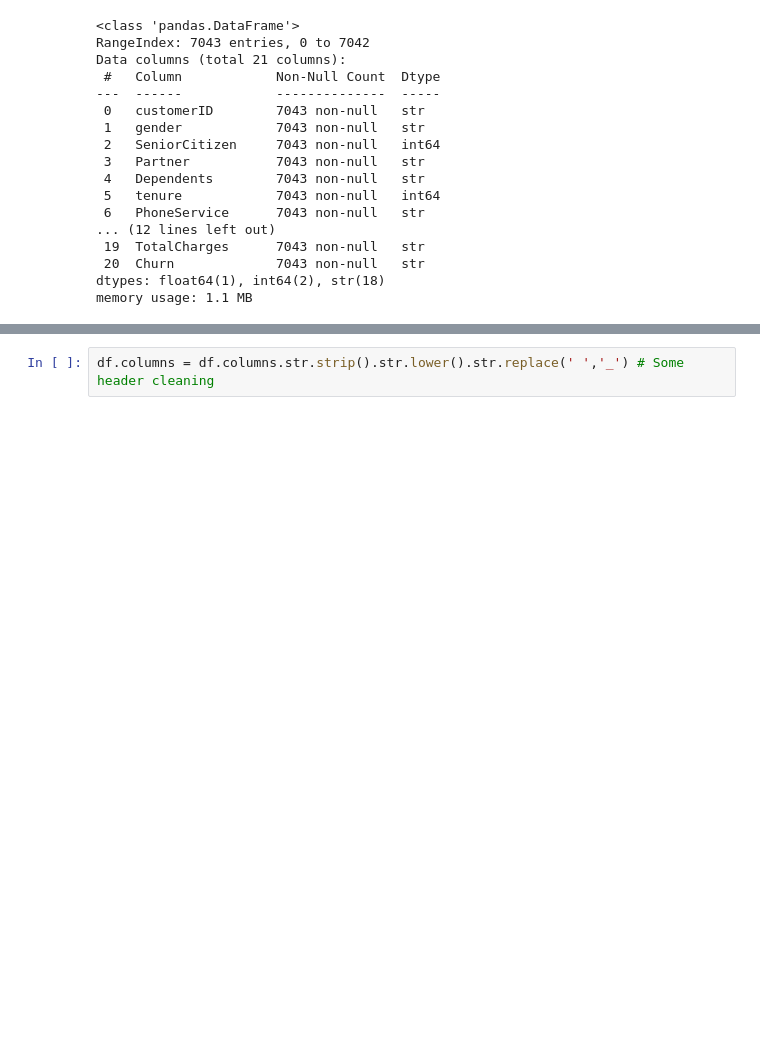
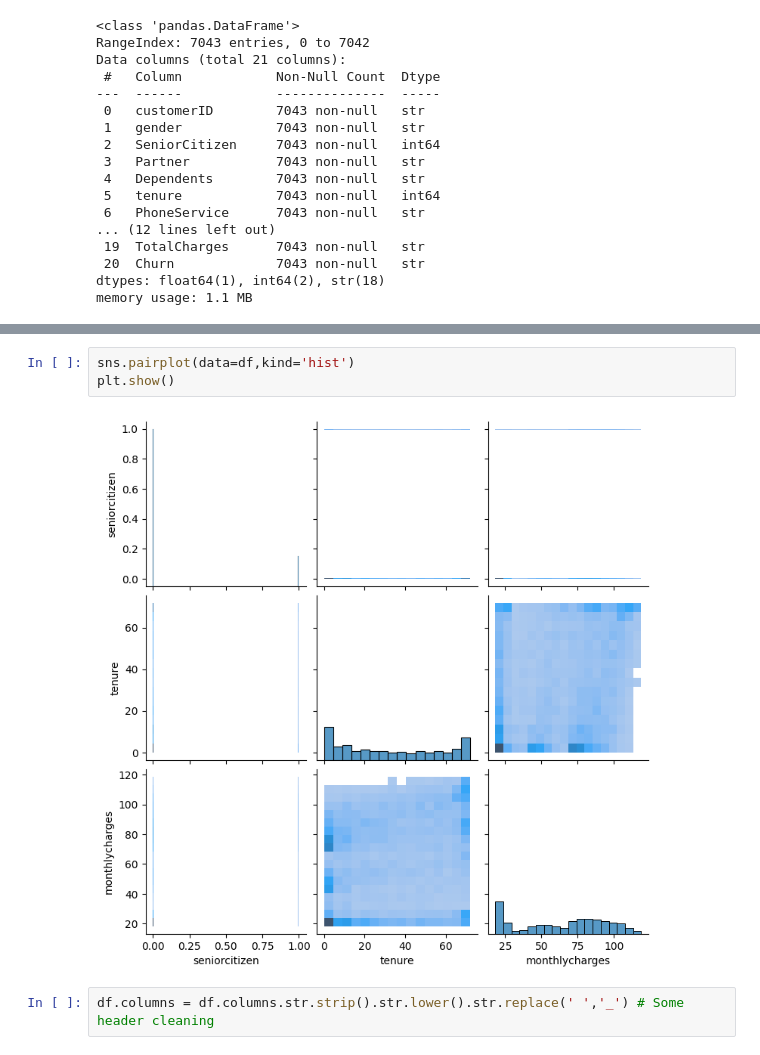
Before and after one commit to AyushDevadiga1/ml-customer-churn-prediction-app, a Jupyter notebook: model_training/train.ipynb, the cells around one changed output, grey strips where cells are left out. Cells and saved outputs as stored; diff of their text form; blank space fills up the shorter version.

```diff
--- a/model_training/train.ipynb
+++ b/model_training/train.ipynb
@@ -125,3 +139,8 @@ memory usage: 1.1 MB
+# %%
+sns.pairplot(data=df,kind='hist')
+plt.show()
+# %% [output]
+[figure, added]
 # %%
 df.columns = df.columns.str.strip().str.lower().str.replace(' ','_') # Some header cleaning
 # %%
```
Also changed, not shown: parts of 6 cells of this notebook.
